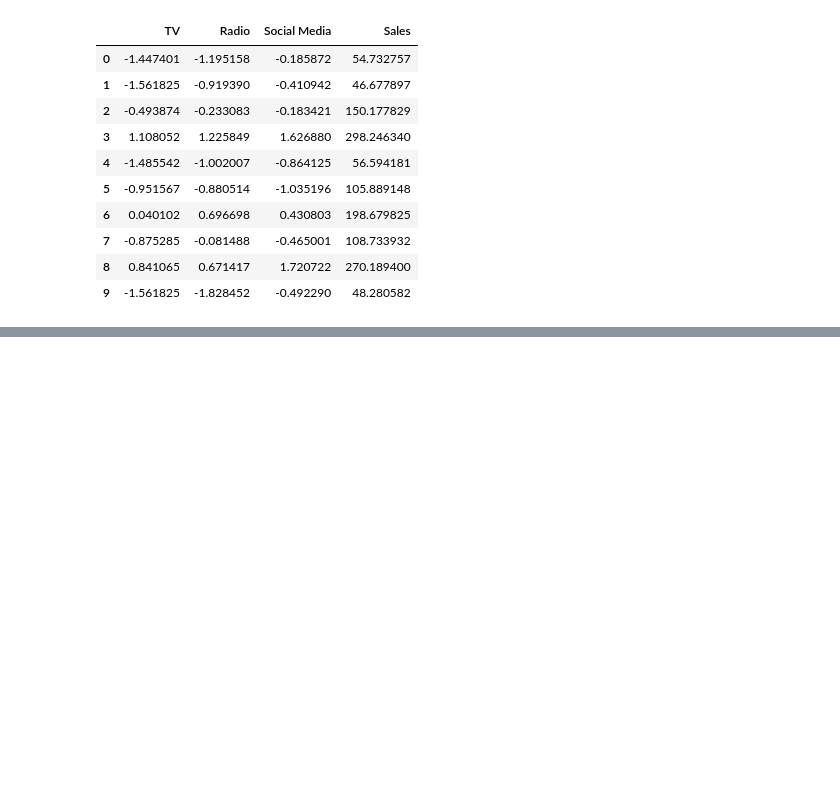
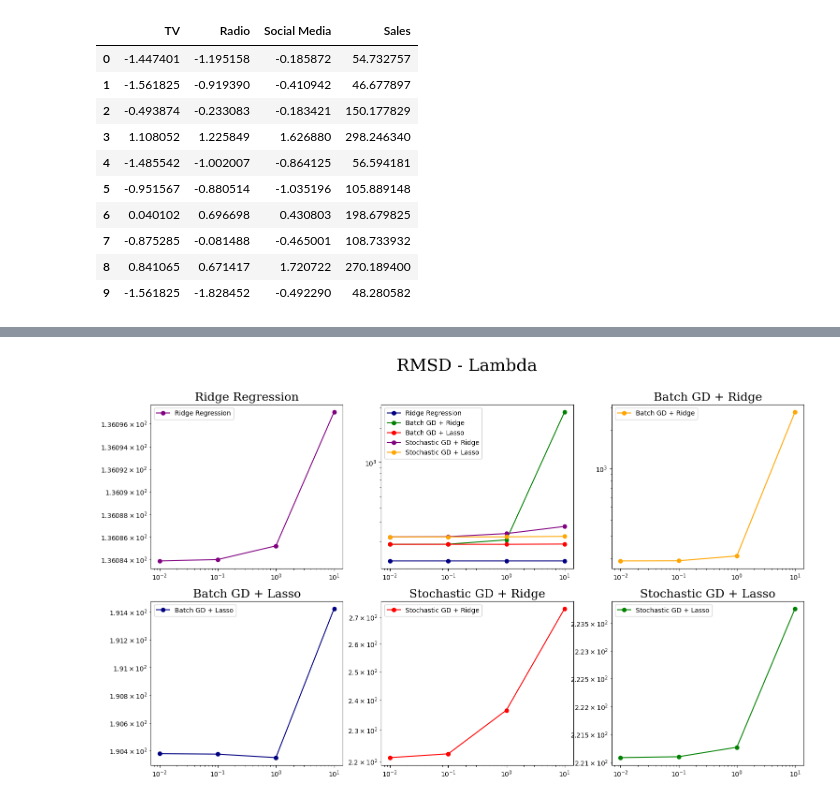
Before and after one commit to R-m1n/SBU, a Jupyter notebook: Machine Learning/assignment-b-2.ipynb, the cells around one changed output, grey strips where cells are left out. Drawn from its saved outputs; the diff is of its cells as text; code cells hidden in the pictures; blank space fills up the shorter version.

```diff
--- a/Machine Learning/assignment-b-2.ipynb
+++ b/Machine Learning/assignment-b-2.ipynb
@@ -63,14 +50,0 @@ for scale in log_scales:
-# %%
-for scale in log_scales:
-    gd_r = BatchRegression()
-
-    _, gd_r_val_rmsd = gd_r.train(data_loader, epoch=10, learning_rate=0.0001, ridge=scale)
-
-    gd_r_rmsd.append(sum(gd_r_val_rmsd))
-# %%
-for scale in log_scales:
-    gd_l = BatchRegression()
-
-    _, gd_l_val_rmsd = gd_l.train(data_loader, epoch=10, learning_rate=0.0001, lasso=scale)
-
-    gd_l_rmsd.append(sum(gd_l_val_rmsd))
@@ -91,0 +51,4 @@ plt.show()
+# %%
+learning_methods = ["CF", "GD-r", "GD-l", "SGD-r", "SGD-l"]
+
+lambdas = [0.01, 0.1, 1, 10]
@@ -91,0 +95,36 @@ plt.show()
+# %%
+fig, axs = plt.subplots(2, 3, figsize=(18, 10))
+
+axs = axs.flatten()
+
+axs[0].plot(lambdas, rmsd_values["CF"], color="purple", label="Ridge Regression", marker="o")
+axs[0].set_title("Ridge Regression", size=18, family="serif")
+
+axs[1].plot(lambdas, rmsd_values["CF"], color="navy", label="Ridge Regression", marker="o")
+axs[1].plot(lambdas, rmsd_values["GD-r"], color="green", label="Batch GD + Ridge", marker="o")
+axs[1].plot(lambdas, rmsd_values["GD-l"], color="red", label="Batch GD + Lasso", marker="o")
+axs[1].plot(lambdas, rmsd_values["SGD-r"], color="purple", label="Stochastic GD + Ridge", marker="o")
+axs[1].plot(lambdas, rmsd_values["SGD-l"], color="orange", label="Stochastic GD + Lasso", marker="o")
+
+axs[2].plot(lambdas, rmsd_values["GD-r"], color="orange", label="Batch GD + Ridge", marker="o")
+axs[2].set_title("Batch GD + Ridge", size=18, family="serif")
+
+axs[3].plot(lambdas, rmsd_values["GD-l"], color="navy", label="Batch GD + Lasso", marker="o")
+axs[3].set_title("Batch GD + Lasso", size=18, family="serif")
+
+axs[4].plot(lambdas, rmsd_values["SGD-r"], color="red", label="Stochastic GD + Ridge", marker="o")
+axs[4].set_title("Stochastic GD + Ridge", size=18, family="serif")
+
+axs[5].plot(lambdas, rmsd_values["SGD-l"], color="green", label="Stochastic GD + Lasso", marker="o")
+axs[5].set_title("Stochastic GD + Lasso", size=18, family="serif")
+
+fig.suptitle("RMSD - Lambda", size=26, family="serif")
+
+for ax in axs:
+    ax.legend(loc = "upper left")
+    ax.set_xscale("log")
+    ax.set_yscale("log")
+
+plt.show()
+# %% [output]
+[figure, added]
```
Also changed, not shown: parts of 6 cells of this notebook.
